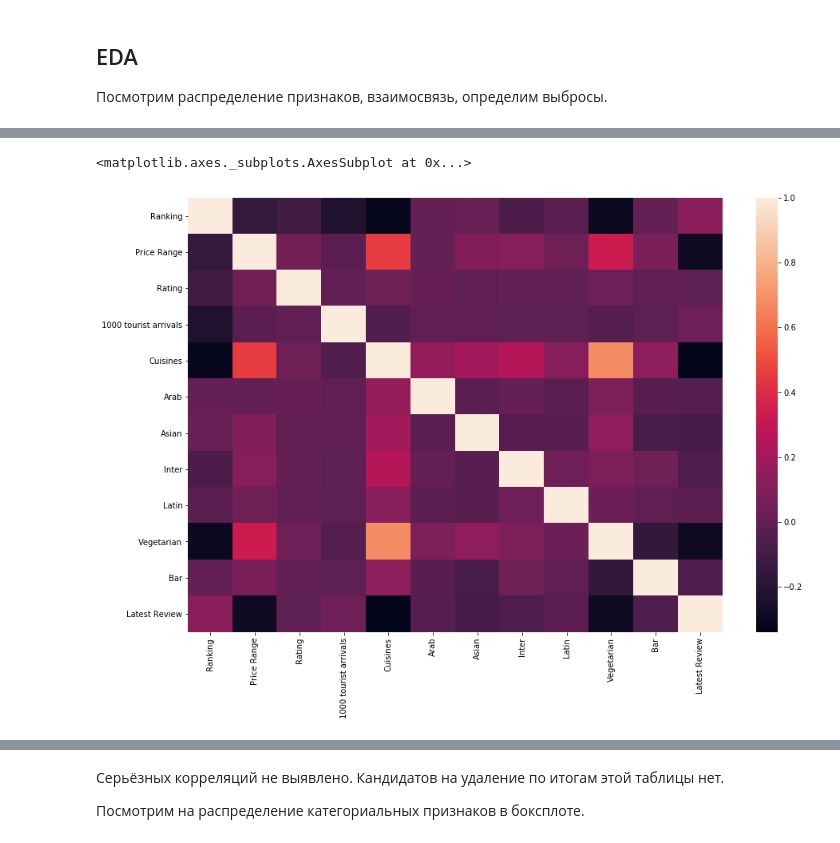
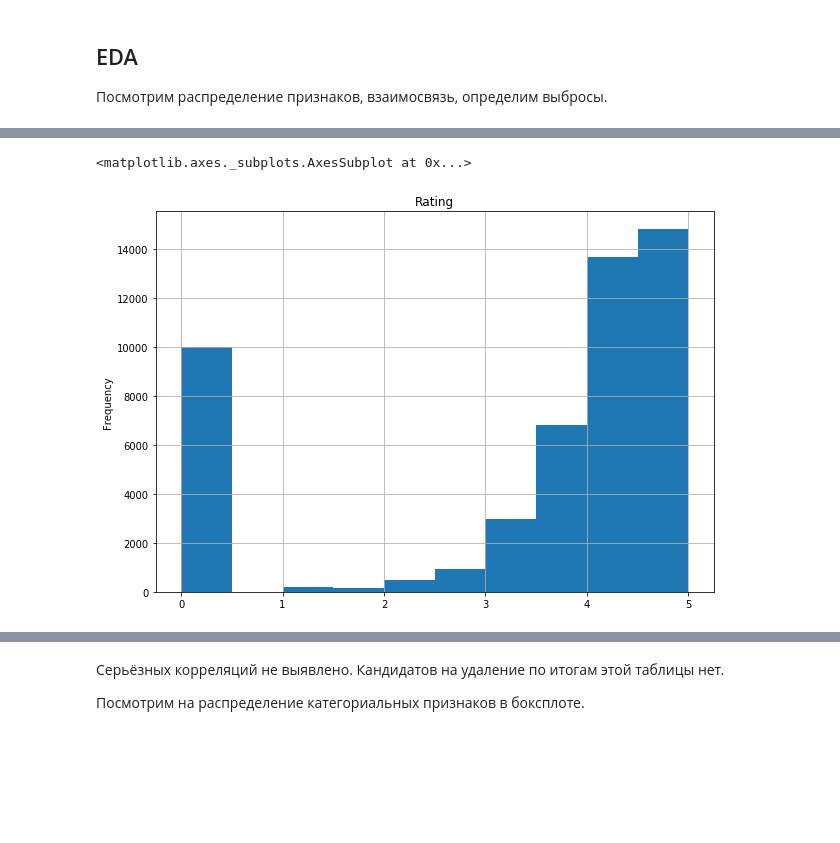
Before and after one commit to Anna-Coon-Da/My_SkillFactory, a Jupyter notebook: module_3/[SF-DST]Restaurants_rating_ML.ipynb, the cells around one changed output, grey strips where cells are left out. Saved outputs shown, nothing was run; the diff lists cells and outputs as text; code cells hidden in the pictures; blank space fills up the shorter version.

```diff
--- a/module_3/[SF-DST]Restaurants_rating_ML.ipynb
+++ b/module_3/[SF-DST]Restaurants_rating_ML.ipynb
@@ -780,10 +981,7 @@ data['Ranking'].hist(bins=100)
 # %%
-#Распределение значений по Raing
+#Распределение значений по Rating
 plt.rcParams['figure.figsize'] = (10,7)
-data['Ranking'].hist(bins=100)
+data['Rating'].plot(kind='hist', grid=True, title='Rating')
+# %% [output]
+<matplotlib.axes._subplots.AxesSubplot at 0x...>
+[figure, added]
-# %%
-plt.rcParams['figure.figsize'] = (15,10)
-sns.heatmap(data.drop(['sample'], axis=1).corr(),)
-# %% [output]
-<matplotlib.axes._subplots.AxesSubplot at 0x...>
-[figure, removed]
```
Also changed, not shown: parts of 55 cells of this notebook, 1 other file.
